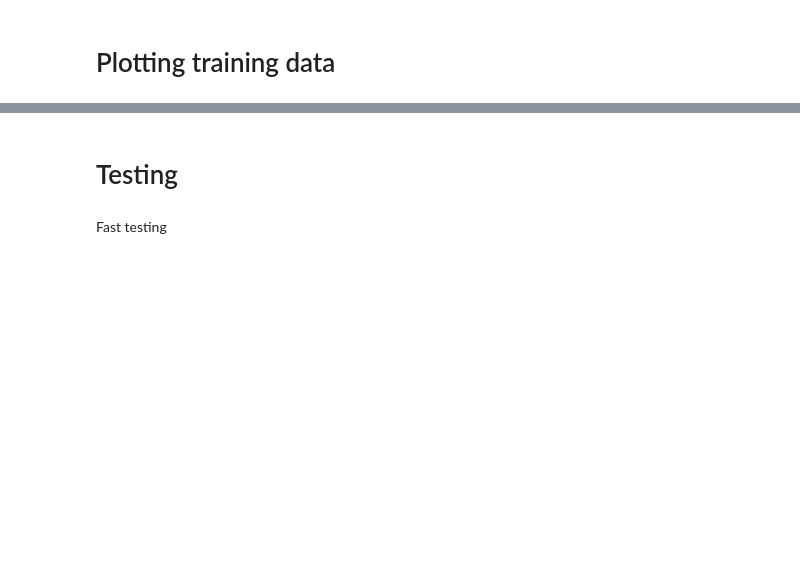
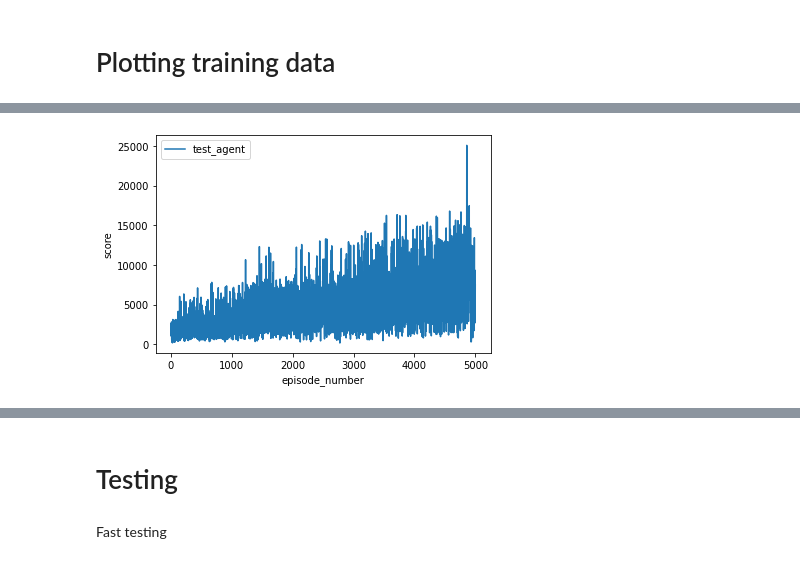
Before and after one commit to Valentin-Laurent/Year-2048, a Jupyter notebook: notebooks/Training_notebook.ipynb, the cells around one changed output, grey strips where cells are left out. Saved outputs shown, nothing was run; the diff lists cells and outputs as text; code cells hidden in the pictures; blank space fills up the shorter version.

Commit message:
Fixed some errors in training notebook

```diff
--- a/notebooks/Training_notebook.ipynb
+++ b/notebooks/Training_notebook.ipynb
@@ -395,5 +380,7 @@ scores = training_data_df["scores"]
 # %%
 # Raw training data
-sns.lineplot(data=scores, label = agent_params["agent_name"]);
+sns.lineplot(data=df["score"][agent_params["agent_name"]]["training"][int(training_params["training_round"])], label = agent_params["agent_name"]);
+# %% [output]
+[figure, added]
 # %%
 # Smoothed curves (moving average on N points)
```
Also changed, not shown: parts of 13 cells of this notebook.
